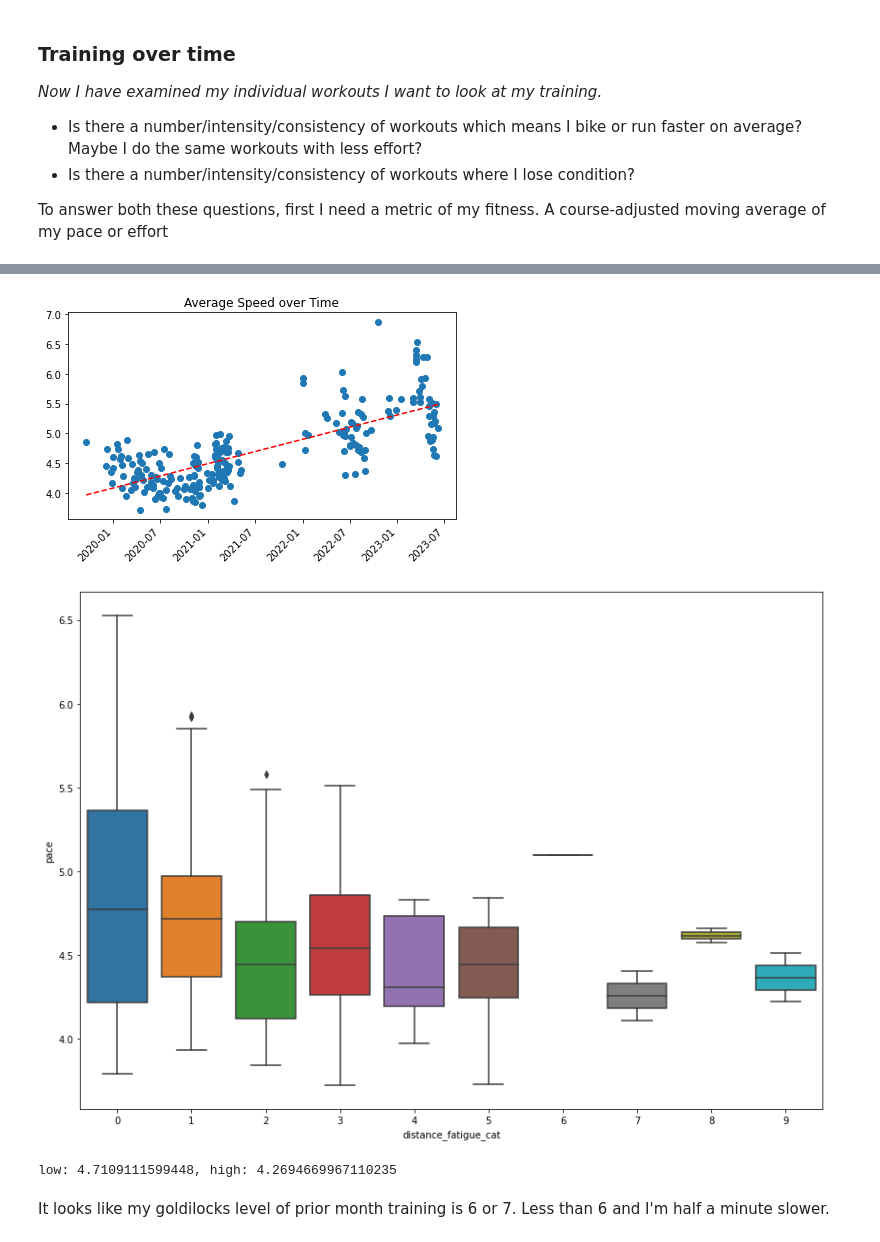
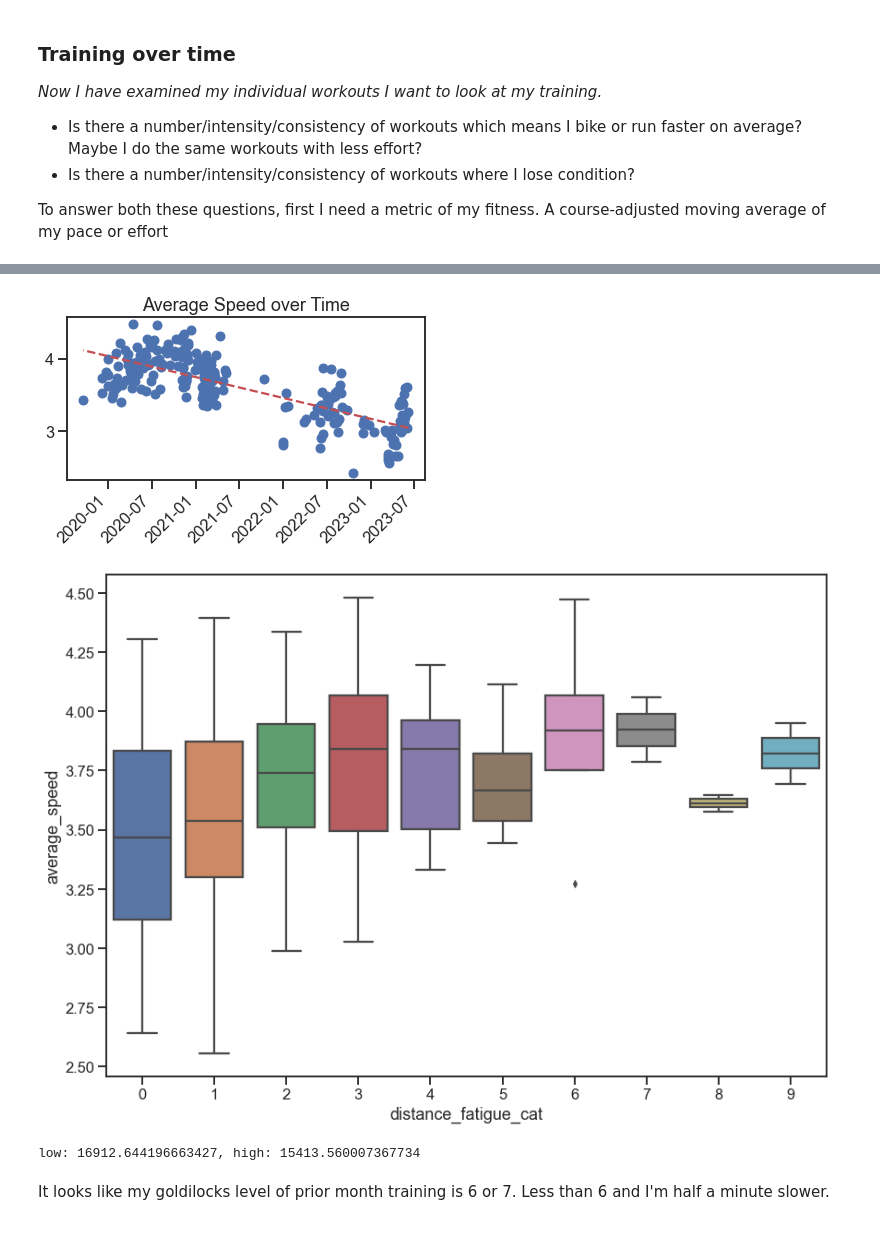
Before and after one commit to dougiebudge/stravaExperiment, a Jupyter notebook: explore.ipynb, the cells around one changed output, grey strips where cells are left out. Drawn from its saved outputs; the diff is of its cells as text; code cells hidden in the pictures.

```diff
--- a/explore.ipynb
+++ b/explore.ipynb
@@ -173,6 +148,0 @@ print_boxplot(runs,'distance_cat')
-# %%
-sns.set(style="ticks", context="talk")
-sns.regplot(x='distance', y = 'pace', data = runs).set_title("Average Speed vs Distance")
-
-sns.set(style='ticks', context='talk')
-sns.regplot(x='distance',y='pace',data=short_runs).set_title("Average Speed vs Distance on Short Runs (<10,000)")
@@ -316,29 +288,6 @@ Now what I want to do is answer my central question: Am I going further, faster?
 - Is there a number/intensity/consistency of workouts where I lose condition?
 
 To answer both these questions, first I need a metric of my fitness. A course-adjusted moving average of my pace or effort
-# %%
-data = open("data.json","r")
-activities = json.loads(data.read())
-df= pd.DataFrame(activities)
-df= df[["athlete","name","distance","moving_time","elapsed_time","start_latlng","total_elevation_gain","type","average_temp","start_date_local","location_city","location_country","kudos_count","average_speed","max_speed","has_heartrate","average_heartrate","max_heartrate","elev_high","elev_low","pr_count"]]
-df['start_date_local']=pd.to_datetime(df['start_date_local'])
-df['start_time']=df['start_date_local'].dt.time
-df['start_date']=df['start_date_local'].dt.date
-df['start_date']=pd.to_datetime(df['start_date'])
-df['start_time']= pd.to_datetime(df['start_time'], format='%H:%M:%S')
-
-df=df.loc[df['type']!= "Swim"]
-df["pace"]= df["average_speed"]*3.6
-df.reset_index(inplace=True)
-
-runs= df.loc[df["type"]=="Run"]
-runs['pace']= 1000/(runs["average_speed"]*60)
-short_runs= runs.loc[df["distance"] <= 10000]
-runs.reset_index(inplace=True)
-
-rides=df.loc[df["type"]=="Ride"]
-rides["pace"]= rides["average_speed"]*3.6
-rides.reset_index(inplace=True)
 # %%
 rides["elevation_cat"]= pd.cut(
     rides.total_elevation_gain,
@@ -393,7 +342,7 @@ sns.lineplot(data=monthlyyy["distance"], linewidth=2, label="val",color="orange"
 fig = plt.figure() #create overall container
 ax1 = fig.add_subplot(111) #add a 1 by 1 plot to the figure
 x = np.asarray(runs.start_date)  #convert data to numpy array
-y = np.asarray(runs.pace)
+y = np.asarray(runs.average_speed)
 ax1.plot_date(x, y) #plot data points in scatter plot on ax1
 ax1.set_title('Average Speed over Time')
 #ax1.set_ylim([0,5])
@@ -409,7 +358,7 @@ fig.autofmt_xdate(rotation=45)
 fig.tight_layout()
 fig.show()
 # %% [output]
-[figure, old version]
+[figure, new version]
 # %%
 # I've got to sort by ascending date
 df.sort_values(by='start_date', inplace = True)
@@ -438,60 +387,55 @@ df_time = pd.DataFrame({"elevation": df["total_elevation_gain"].tolist()},
 df_time= df_time.rolling('7D',closed='left').sum()
 df["prevWeekElevation"]=df_time["elevation"].to_numpy()
 
-# Hilliness of activity
-df["ElevationPerKM"]=df["total_elevation_gain"]/df["distance"]
-
 # Previous month average hilliness
 df["prevMonthHills"]= df["prevMonthElevation"]/df["prevMonthDist"]
 # %%
 runs= df.loc[df["type"]=="Run"]
-runs['pace']= 1000/(runs["average_speed"]*60)
-short_runs= runs.loc[df["distance"] <= 10000]
 runs.reset_index(inplace=True)
 
 rides=df.loc[df["type"]=="Ride"]
-rides["pace"]= rides["average_speed"]*3.6
 rides.reset_index(inplace=True)
 
 def print_boxplot(type_data,feature, figsize=(14, 10)):
-    data = pd.concat([type_data['pace'], type_data[feature]], axis=1)
+    data = pd.concat([type_data['average_speed'], type_data[feature]], axis=1)
     f, ax = plt.subplots(figsize=figsize)
-    fig = sns.boxplot(x=feature, y="pace", data=data)
+    fig = sns.boxplot(x=feature, y="average_speed", data=data)
 
 df["distance_load_cat"]= pd.cut(
     df.prevMonthDist,
     bins=10,
     labels=[*range(0,10)]
 )
 
 df["elevation_load_cat"]= pd.cut(
     df.prevMonthElevation,
     bins=10,
     labels=[*range(0,10)]
 )
 
 df["distance_fatigue_cat"]= pd.cut(
     df.prevWeekDist,
     bins=10,
     labels=[*range(0,10)]
 )
 
 df["elevation_fatigue_cat"]= pd.cut(
     df.prevWeekElevation,
     bins=10,
     labels=[*range(0,10)]
 )
 
 print_boxplot(runs,"distance_fatigue_cat")
 # %% [output]
-[figure, old version]
+[figure, new version]
 # %%
 # What does the rank of previous month distance mean for average run pace?
+runs["pace"]= 1000/runs["average_speed"]*60
 low_load= runs[["distance","prevMonthDist","moving_time","pace"]].loc[runs["distance_load_cat"]<=6]
 high_load=runs[["distance","prevMonthDist","moving_time","pace"]].loc[runs["distance_load_cat"]>=6]
 print("low: {}, high: {}".format(low_load["pace"].mean(),high_load["pace"].mean()))
 # %% [output]
-low: 4.7109111599448, high: 4.2694669967110235
+low: 16912.644196663427, high: 15413.560007367734
 # %% [markdown]
 It looks like my goldilocks level of prior month training is 6 or 7.
 Less than 6 and I'm half a minute slower.
```
Also changed, not shown: parts of 27 cells of this notebook, 2 other files.
